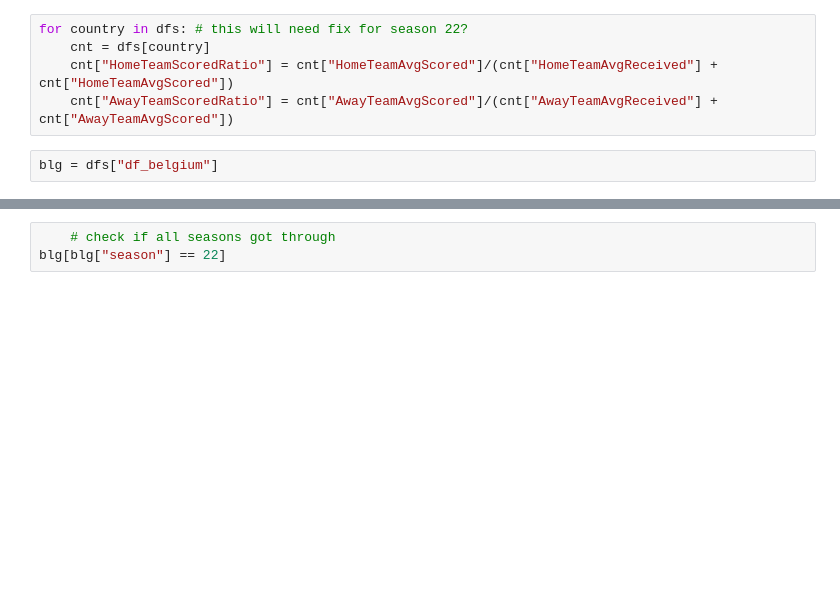
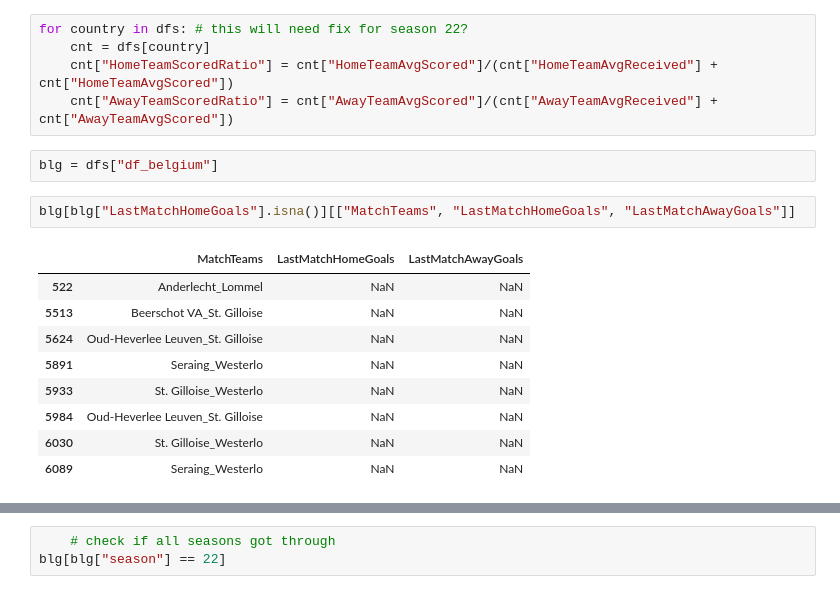
Before and after one commit to balooooooooo/machine-learning-2-coursework, a Jupyter notebook: preprocessing.ipynb, the cells around one changed output, grey strips where cells are left out. Cells and saved outputs as stored; diff of their text form; blank space fills up the shorter version.

```diff
--- a/preprocessing.ipynb
+++ b/preprocessing.ipynb
@@ -1067,3 +1144,15 @@ for country in dfs: # this will need fix for season 22?
     cnt["AwayTeamScoredRatio"] = cnt["AwayTeamAvgScored"]/(cnt["AwayTeamAvgReceived"] + cnt["AwayTeamAvgScored"])
 # %%
 blg = dfs["df_belgium"]
+# %%
+blg[blg["LastMatchHomeGoals"].isna()][["MatchTeams", "LastMatchHomeGoals", "LastMatchAwayGoals"]]
+# %% [output]
+|  | MatchTeams | LastMatchHomeGoals | LastMatchAwayGoals |
+| 522 | Anderlecht_Lommel | NaN | NaN |
+| 5513 | Beerschot VA_St. Gilloise | NaN | NaN |
+| 5624 | Oud-Heverlee Leuven_St. Gilloise | NaN | NaN |
+| 5891 | Seraing_Westerlo | NaN | NaN |
+| 5933 | St. Gilloise_Westerlo | NaN | NaN |
+| 5984 | Oud-Heverlee Leuven_St. Gilloise | NaN | NaN |
+| 6030 | St. Gilloise_Westerlo | NaN | NaN |
+| 6089 | Seraing_Westerlo | NaN | NaN |
```
Also changed, not shown: parts of 4 cells of this notebook, 1 other file.
